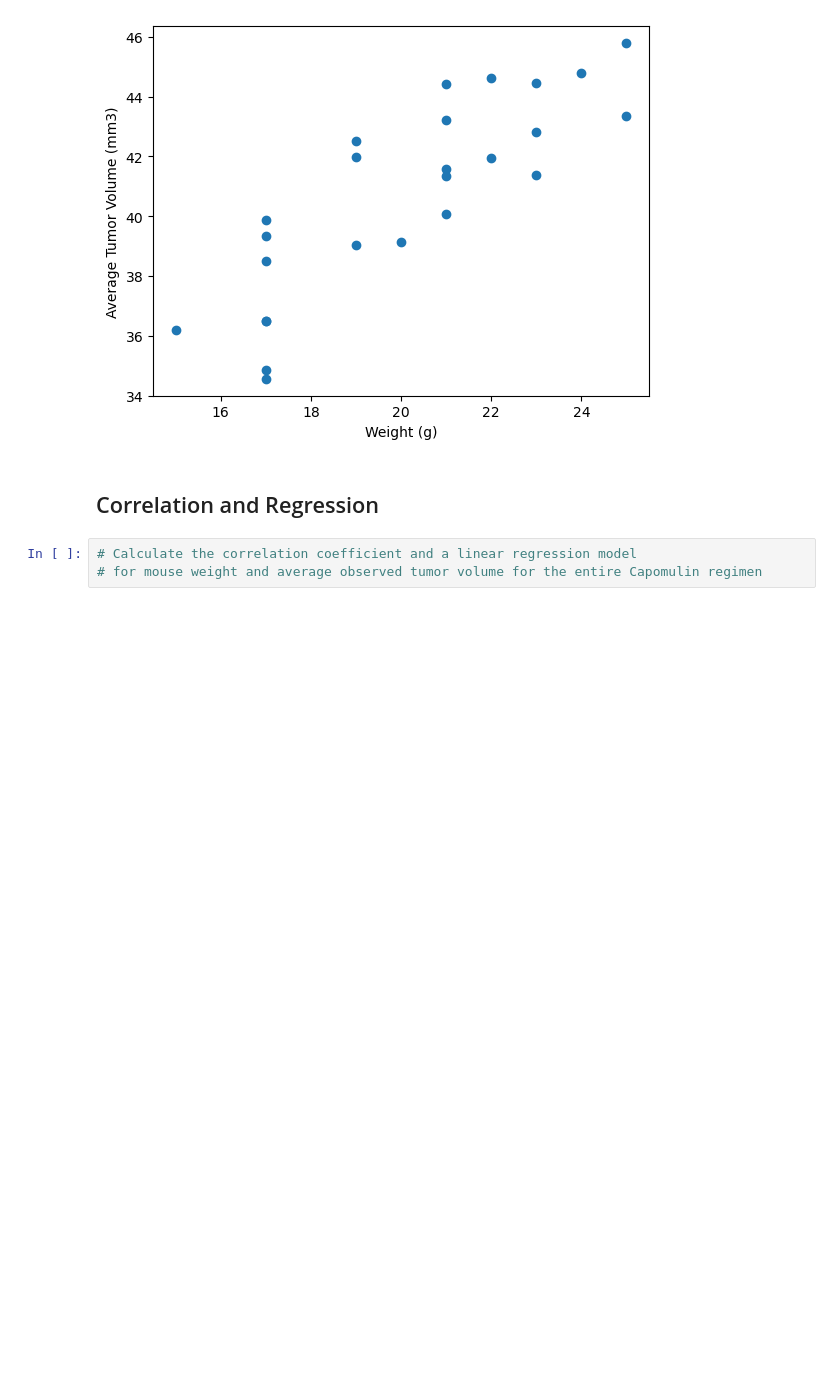
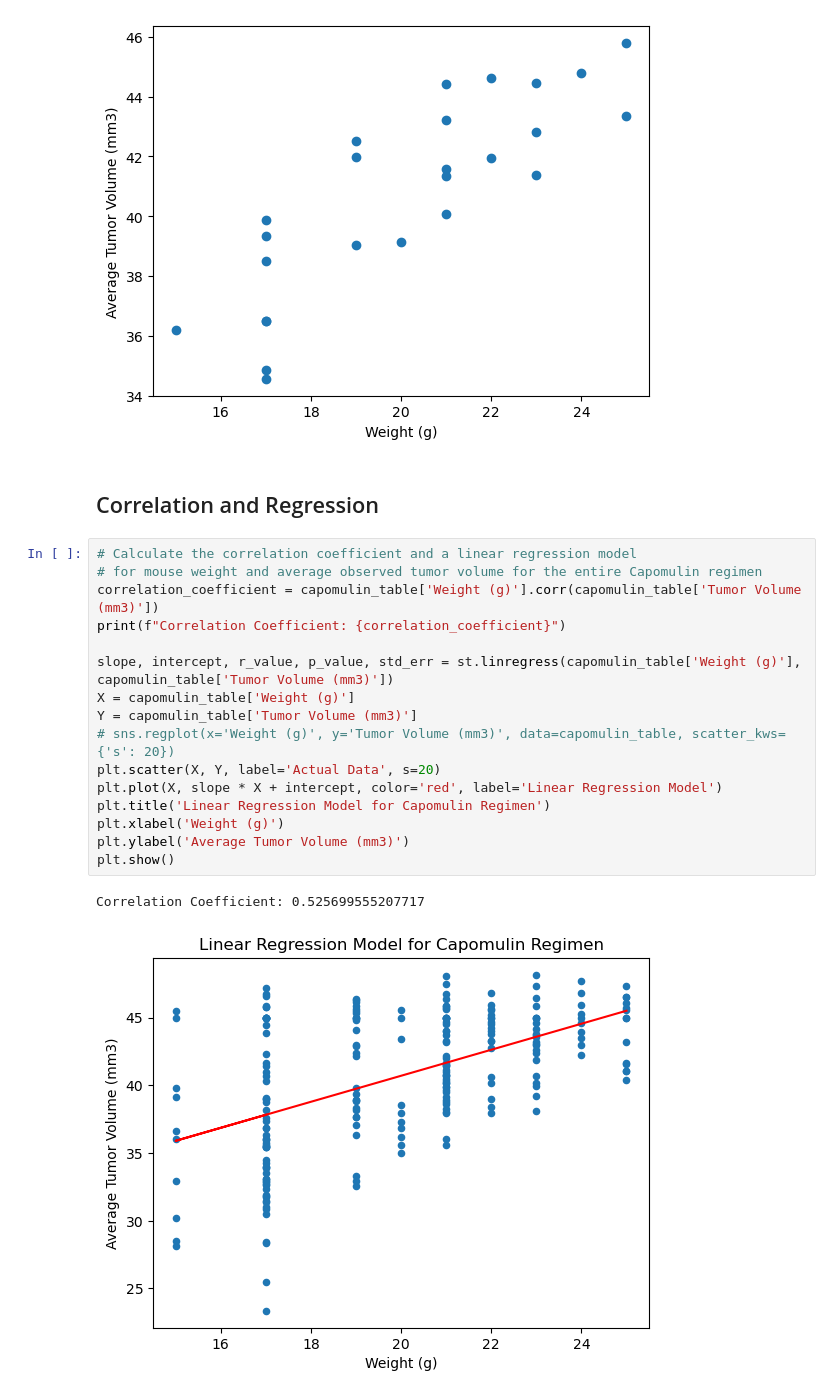
Before and after one commit to michaelpointek/matplotlib-challenge, a Jupyter notebook: MatPlotLib Module Challenge/Pymaceuticals/pymaceuticals_starter.ipynb, the cells around one changed output. Drawn from its saved outputs; the diff is of its cells as text; blank space fills up the shorter version.

```diff
--- a/MatPlotLib Module Challenge/Pymaceuticals/pymaceuticals_starter.ipynb
+++ b/MatPlotLib Module Challenge/Pymaceuticals/pymaceuticals_starter.ipynb
@@ -283,6 +286,22 @@ plt.show()
 [figure]
 # %% [markdown]
 ## Correlation and Regression
-# %%
-# Calculate the correlation coefficient and a linear regression model
-# for mouse weight and average observed tumor volume for the entire Capomulin regimen
+# %%
+# Calculate the correlation coefficient and a linear regression model
+# for mouse weight and average observed tumor volume for the entire Capomulin regimen
+correlation_coefficient = capomulin_table['Weight (g)'].corr(capomulin_table['Tumor Volume (mm3)'])
+print(f"Correlation Coefficient: {correlation_coefficient}")
+
+slope, intercept, r_value, p_value, std_err = st.linregress(capomulin_table['Weight (g)'], capomulin_table['Tumor Volume (mm3)'])
+X = capomulin_table['Weight (g)']
+Y = capomulin_table['Tumor Volume (mm3)']
+# sns.regplot(x='Weight (g)', y='Tumor Volume (mm3)', data=capomulin_table, scatter_kws={'s': 20})
+plt.scatter(X, Y, label='Actual Data', s=20)
+plt.plot(X, slope * X + intercept, color='red', label='Linear Regression Model')
+plt.title('Linear Regression Model for Capomulin Regimen')
+plt.xlabel('Weight (g)')
+plt.ylabel('Average Tumor Volume (mm3)')
+plt.show()
+# %% [output]
+Correlation Coefficient: 0.525699555207717
+[figure, added]
```
Also changed, not shown: parts of 2 cells of this notebook.
